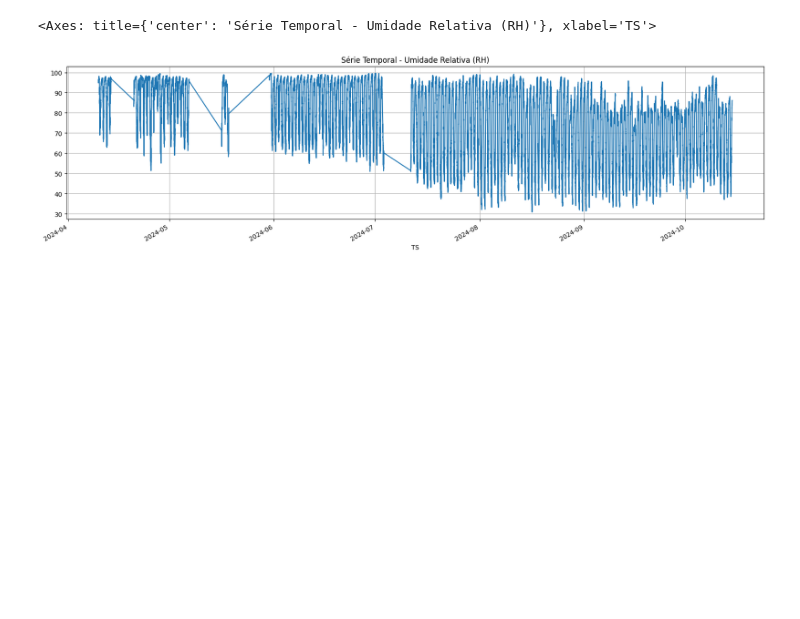
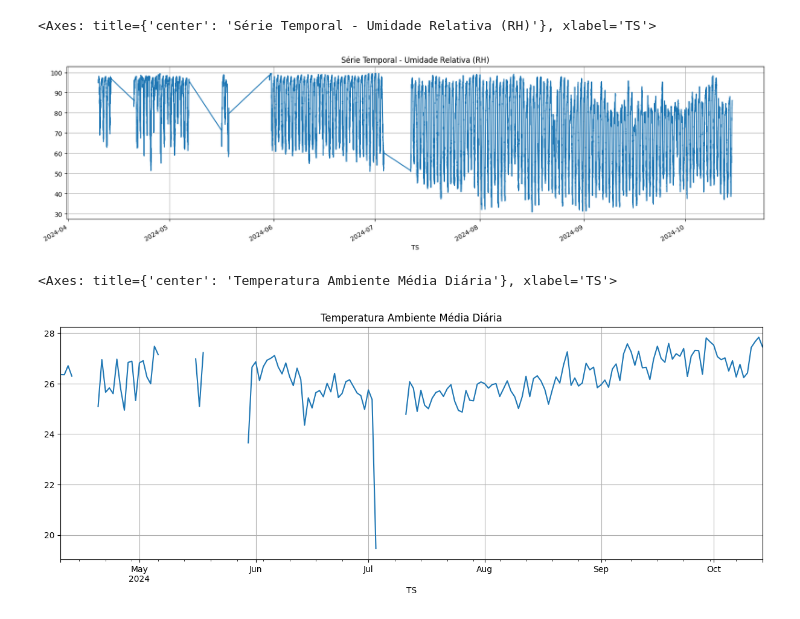
Before and after one commit to SamuelJEAlves/data-insights, a Jupyter notebook: weather-data/weather.ipynb, the cells around one changed output. Saved outputs shown, nothing was run; the diff lists cells and outputs as text; code cells hidden in the pictures; blank space fills up the shorter version.

Commit message:
tamb media diaria

```diff
--- a/weather-data/weather.ipynb
+++ b/weather-data/weather.ipynb
@@ -165,3 +165,12 @@ df_filtrado['RH'].plot(title='Série Temporal - Umidade Relativa (RH)', figsize=
 # %% [output]
 <Axes: title={'center': 'Série Temporal - Umidade Relativa (RH)'}, xlabel='TS'>
 [figure]
+# %%
+df_filtrado['TAMB'].resample('D').mean().plot(
+    title='Temperatura Ambiente Média Diária',
+    figsize=(15, 5),
+    grid=True
+)
+# %% [output]
+<Axes: title={'center': 'Temperatura Ambiente Média Diária'}, xlabel='TS'>
+[figure, added]
```
